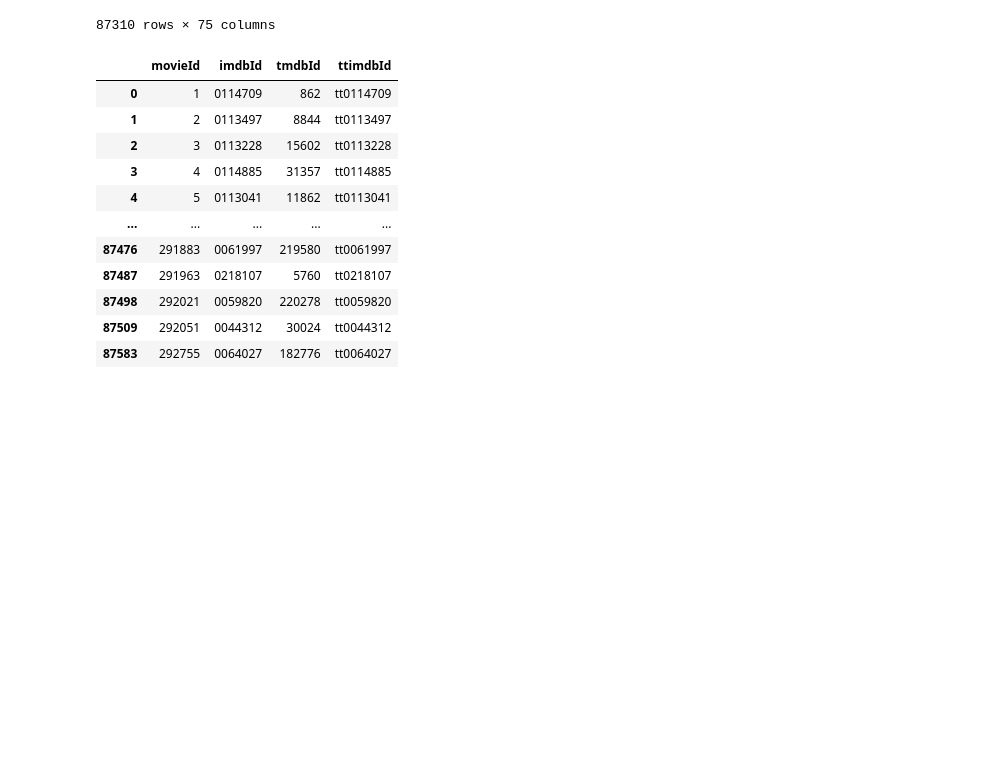
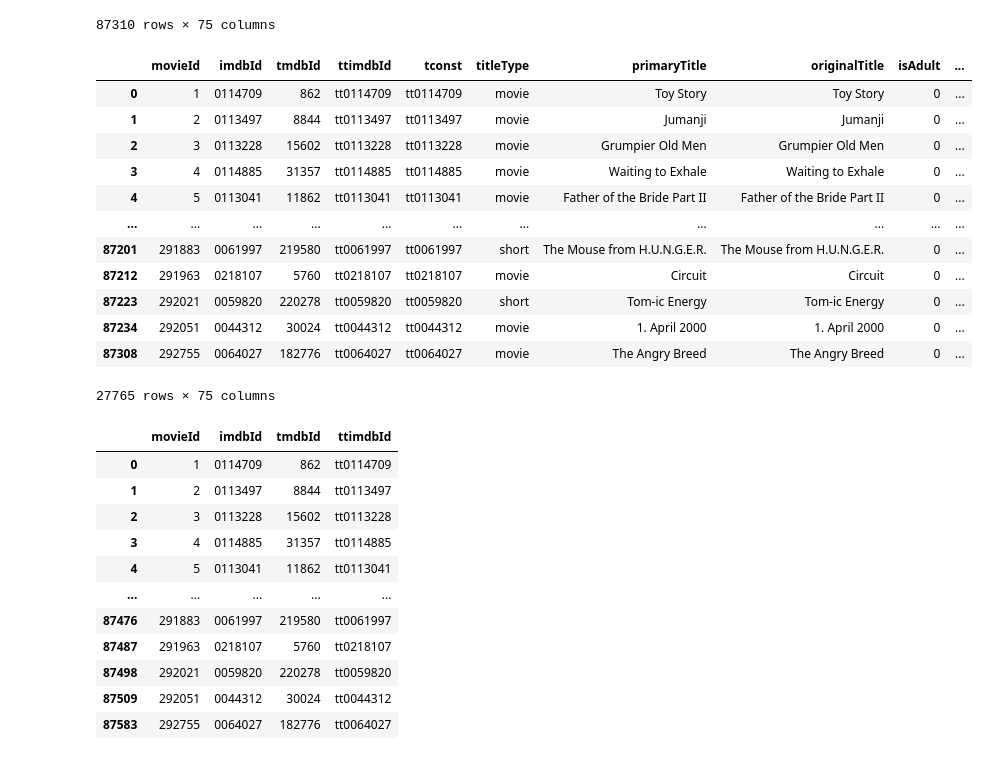
Before and after one commit to glazole/MovieLens, a Jupyter notebook: ML_EDA_into.ipynb, the cells around one changed output. Cells and saved outputs as stored; diff of their text form; code cells hidden in the pictures; blank space fills up the shorter version.

```diff
--- a/ML_EDA_into.ipynb
+++ b/ML_EDA_into.ipynb
@@ -824,6 +824,22 @@ kinodata
 | 87308 | 292755 | 0064027 | 182776 | tt0064027 | tt0064027 | movie | The Angry Breed | The Angry Breed | 0 | ... |
 | 87309 | 292757 | 28995566 | 1174725 | tt28995566 | tt28995566 | movie | Race to the Summit | Duell am Abgrund | 0 | ... |
 87310 rows × 75 columns
+# %%
+kinodata[kinodata['_merge'] == 'both']
+# %% [output]
+|  | movieId | imdbId | tmdbId | ttimdbId | tconst | titleType | primaryTitle | originalTitle | isAdult | ... |
+| 0 | 1 | 0114709 | 862 | tt0114709 | tt0114709 | movie | Toy Story | Toy Story | 0 | ... |
+| 1 | 2 | 0113497 | 8844 | tt0113497 | tt0113497 | movie | Jumanji | Jumanji | 0 | ... |
+| 2 | 3 | 0113228 | 15602 | tt0113228 | tt0113228 | movie | Grumpier Old Men | Grumpier Old Men | 0 | ... |
+| 3 | 4 | 0114885 | 31357 | tt0114885 | tt0114885 | movie | Waiting to Exhale | Waiting to Exhale | 0 | ... |
+| 4 | 5 | 0113041 | 11862 | tt0113041 | tt0113041 | movie | Father of the Bride Part II | Father of the Bride Part II | 0 | ... |
+| ... | ... | ... | ... | ... | ... | ... | ... | ... | ... | ... |
+| 87201 | 291883 | 0061997 | 219580 | tt0061997 | tt0061997 | short | The Mouse from H.U.N.G.E.R. | The Mouse from H.U.N.G.E.R. | 0 | ... |
+| 87212 | 291963 | 0218107 | 5760 | tt0218107 | tt0218107 | movie | Circuit | Circuit | 0 | ... |
+| 87223 | 292021 | 0059820 | 220278 | tt0059820 | tt0059820 | short | Tom-ic Energy | Tom-ic Energy | 0 | ... |
+| 87234 | 292051 | 0044312 | 30024 | tt0044312 | tt0044312 | movie | 1. April 2000 | 1. April 2000 | 0 | ... |
+| 87308 | 292755 | 0064027 | 182776 | tt0064027 | tt0064027 | movie | The Angry Breed | The Angry Breed | 0 | ... |
+27765 rows × 75 columns
 # %%
 df_links[df_links['ttimdbId'].isin(kino['externalId.imdb'])]
 # %% [output]
```
